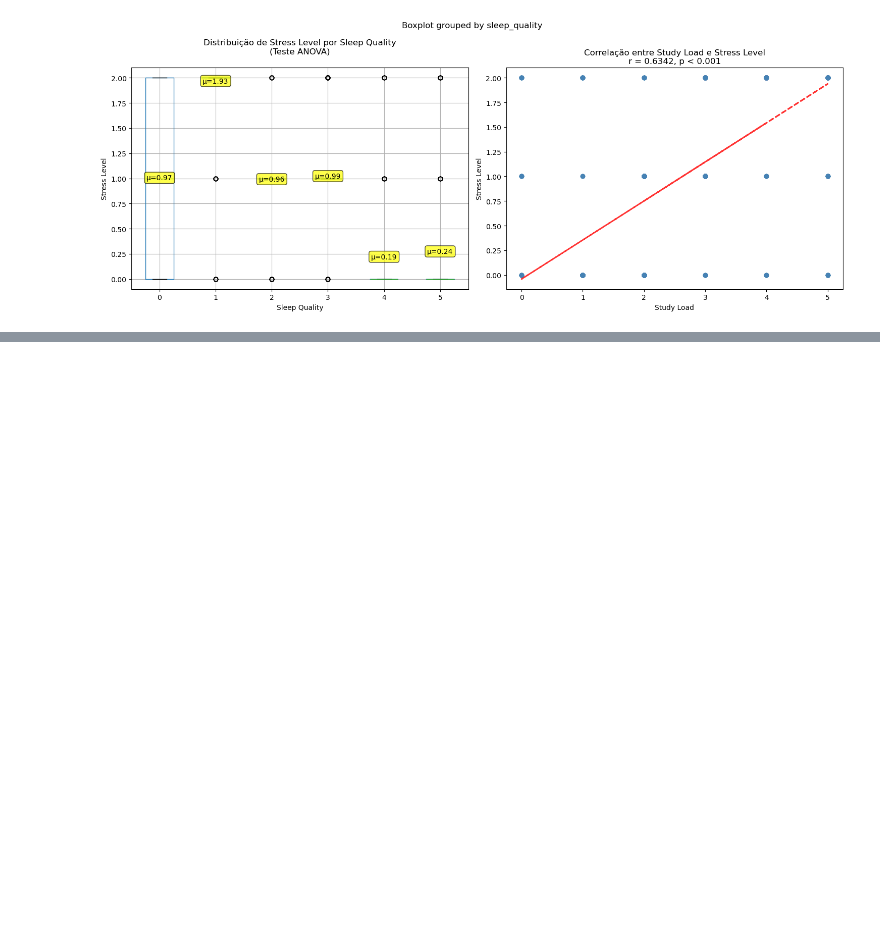
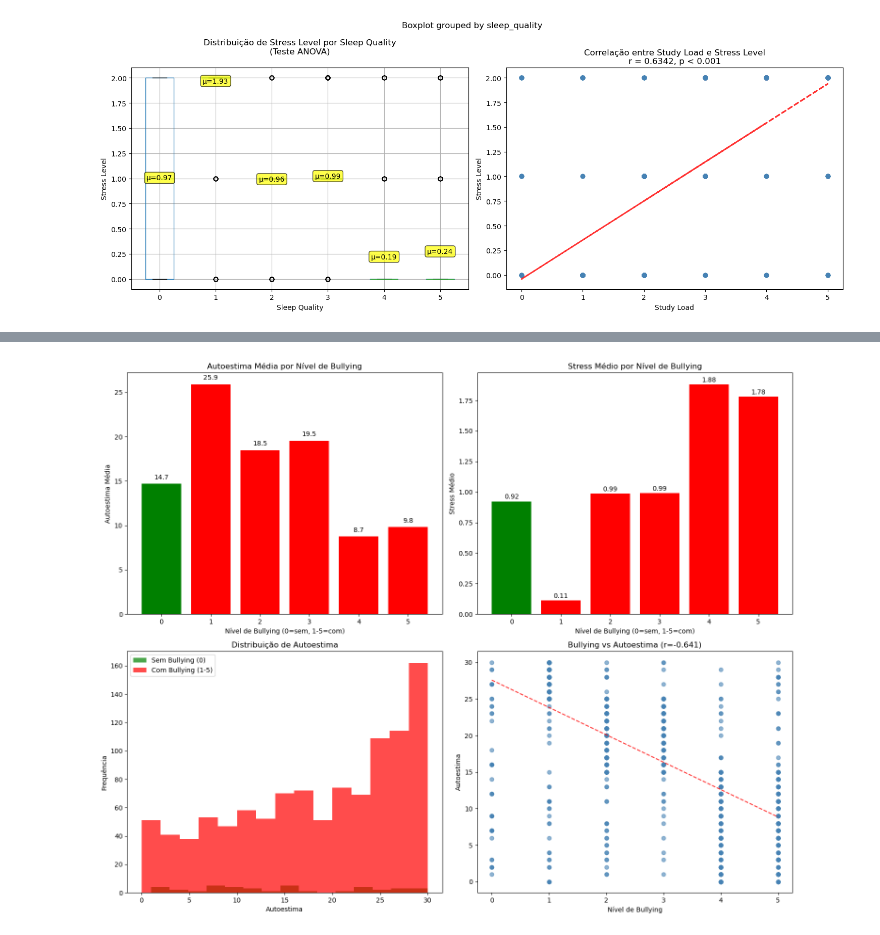
Before and after one commit to JPSSmaths/Project-Study-Stress-Monitoring, a Jupyter notebook: Projeto stress.ipynb, the cells around one changed output, grey strips where cells are left out. Drawn from its saved outputs; the diff is of its cells as text; code cells hidden in the pictures; blank space fills up the shorter version.

```diff
--- a/Projeto stress.ipynb
+++ b/Projeto stress.ipynb
@@ -401,0 +544,72 @@ RESUMO FINAL DOS TESTES DE HIPÓTESE
+# %%
+
+fig, ((ax1, ax2), (ax3, ax4)) = plt.subplots(2, 2, figsize=(15, 12))
+
+# 1. Autoestima por nível de bullying
+niveis = sorted(df['bullying'].unique())
+autoestima_por_nivel = [df[df['bullying'] == n]['self_esteem'].mean() for n in niveis]
+stress_por_nivel = [df[df['bullying'] == n]['stress_level'].mean() for n in niveis]
+
+ax1.bar(niveis, autoestima_por_nivel, color=['green' if n == 0 else 'red' for n in niveis])
+ax1.set_title('Autoestima Média por Nível de Bullying')
+ax1.set_xlabel('Nível de Bullying (0=sem, 1-5=com)')
+ax1.set_ylabel('Autoestima Média')
+for i, v in enumerate(autoestima_por_nivel):
+    ax1.text(niveis[i], v + 0.5, f'{v:.1f}', ha='center')
+
+
+ax2.bar(niveis, stress_por_nivel, color=['green' if n == 0 else 'red' for n in niveis])
+ax2.set_title('Stress Médio por Nível de Bullying')
+ax2.set_xlabel('Nível de Bullying (0=sem, 1-5=com)')
+ax2.set_ylabel('Stress Médio')
+for i, v in enumerate(stress_por_nivel):
+    ax2.text(niveis[i], v + 0.02, f'{v:.2f}', ha='center')
+
+
+sem_bullying = df[df['bullying'] == 0]['self_esteem']
+com_bullying_todos = df[df['bullying'] > 0]['self_esteem']
+
+ax3.hist(sem_bullying, alpha=0.7, label='Sem Bullying (0)', bins=15, color='green')
+ax3.hist(com_bullying_todos, alpha=0.7, label='Com Bullying (1-5)', bins=15, color='red')
+ax3.set_title('Distribuição de Autoestima')
+ax3.set_xlabel('Autoestima')
+ax3.set_ylabel('Frequência')
+ax3.legend()
+
+ax4.scatter(df['bullying'], df['self_esteem'], alpha=0.6, color='steelblue')
+ax4.set_title(f'Bullying vs Autoestima (r={df["bullying"].corr(df["self_esteem"]):.3f})')
+ax4.set_xlabel('Nível de Bullying')
+ax4.set_ylabel('Autoestima')
+
+
+z = np.polyfit(df['bullying'], df['self_esteem'], 1)
+p = np.poly1d(z)
+ax4.plot(niveis, p(niveis), "r--", alpha=0.8)
+
+plt.tight_layout()
+plt.show()
+
+print("\n" + "="*60)
+print("PADRÃO REAL IDENTIFICADO")
+print("="*60)
+print("A correlação negativa (-0.64) FAZ SENTIDO!")
+print("   - Níveis mais altos de bullying → menor autoestima")
+print("   - Veja: nível 4 e 5 têm autoestima ~9, muito baixa")
+print("   - Nível 1 é uma exceção (autoestima alta)")
+
+print(f"\nANOMALIA NO NÍVEL 1:")
+print(f"   - Nível 1 tem autoestima MUITO alta (25.9)")
+print(f"   - Pode ser 'bullying leve' que na verdade fortalece")
+print(f"   - Ou problema específico nesse nível")
+
+print(f"\nGRUPO SEM BULLYING (nível 0):")
+print(f"   - Autoestima média (14.7) - nem alta nem baixa")
+print(f"   - Amostra pequena (n=39)")
+print(f"   - Pode representar grupo 'neutro' ou 'controle'")
+
+print(f"\nCONCLUSÃO CORRIGIDA:")
+print(f"   - Padrão geral: mais bullying → menos autoestima")
+print(f"   - Nível 1 é anômalo (precisa investigação)")
+print(f"   - Níveis 4-5 mostram impacto severo na autoestima")
+# %% [output]
+[figure, added]
```
Also changed, not shown: parts of 8 cells of this notebook, 1 other file.
